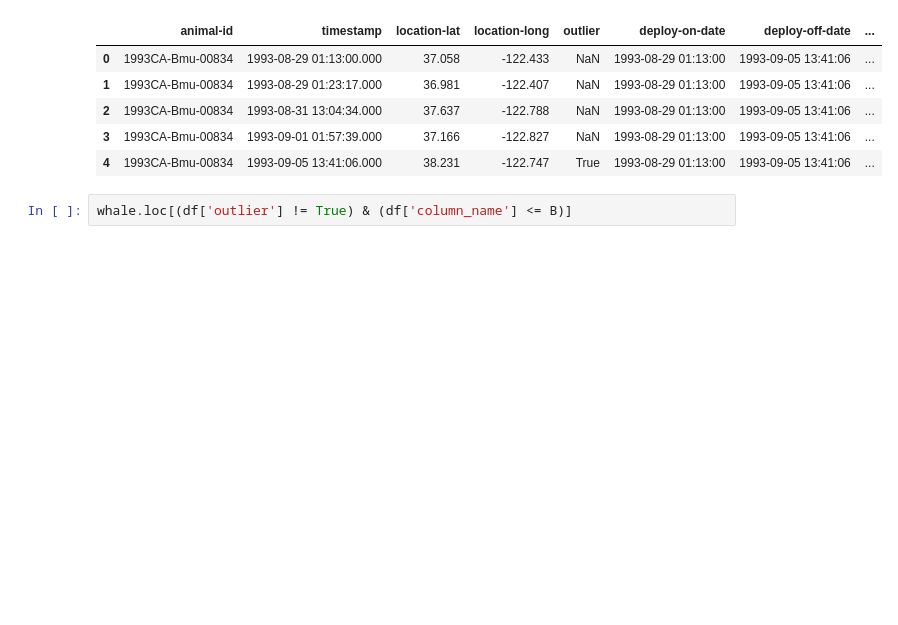
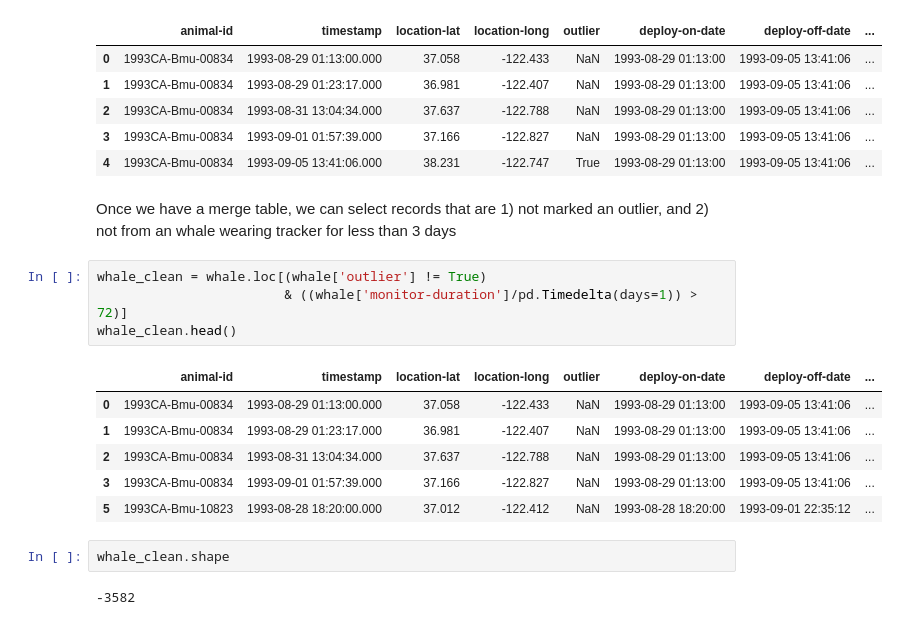
Before and after one commit to gigglypear/movebank_explore, a Jupyter notebook: code/Movebank Data Analysis Attempt.ipynb, the cells around one changed output. Cells and saved outputs as stored; diff of their text form; blank space fills up the shorter version.

```diff
--- a/code/Movebank Data Analysis Attempt.ipynb
+++ b/code/Movebank Data Analysis Attempt.ipynb
@@ -270,5 +280,20 @@ whale.head()
 | 2 | 1993CA-Bmu-00834 | 1993-08-31 13:04:34.000 | 37.637 | -122.788 | NaN | 1993-08-29 01:13:00 | 1993-09-05 13:41:06 | ... |
 | 3 | 1993CA-Bmu-00834 | 1993-09-01 01:57:39.000 | 37.166 | -122.827 | NaN | 1993-08-29 01:13:00 | 1993-09-05 13:41:06 | ... |
 | 4 | 1993CA-Bmu-00834 | 1993-09-05 13:41:06.000 | 38.231 | -122.747 | True | 1993-08-29 01:13:00 | 1993-09-05 13:41:06 | ... |
-# %%
-whale.loc[(df['outlier'] != True) & (df['column_name'] <= B)]
+# %% [markdown]
+Once we have a merge table, we can select records that are 1) not marked an outlier, and 2) not from an whale wearing tracker for less than 3 days
+# %%
+whale_clean = whale.loc[(whale['outlier'] != True)
+                        & ((whale['monitor-duration']/pd.Timedelta(days=1)) > 72)]
+whale_clean.head()
+# %% [output]
+|  | animal-id | timestamp | location-lat | location-long | outlier | deploy-on-date | deploy-off-date | ... |
+| 0 | 1993CA-Bmu-00834 | 1993-08-29 01:13:00.000 | 37.058 | -122.433 | NaN | 1993-08-29 01:13:00 | 1993-09-05 13:41:06 | ... |
+| 1 | 1993CA-Bmu-00834 | 1993-08-29 01:23:17.000 | 36.981 | -122.407 | NaN | 1993-08-29 01:13:00 | 1993-09-05 13:41:06 | ... |
+| 2 | 1993CA-Bmu-00834 | 1993-08-31 13:04:34.000 | 37.637 | -122.788 | NaN | 1993-08-29 01:13:00 | 1993-09-05 13:41:06 | ... |
+| 3 | 1993CA-Bmu-00834 | 1993-09-01 01:57:39.000 | 37.166 | -122.827 | NaN | 1993-08-29 01:13:00 | 1993-09-05 13:41:06 | ... |
+| 5 | 1993CA-Bmu-10823 | 1993-08-28 18:20:00.000 | 37.012 | -122.412 | NaN | 1993-08-28 18:20:00 | 1993-09-01 22:35:12 | ... |
+# %%
+whale_clean.shape
+# %% [output]
+-3582
```
Also changed, not shown: parts of 7 cells of this notebook.
